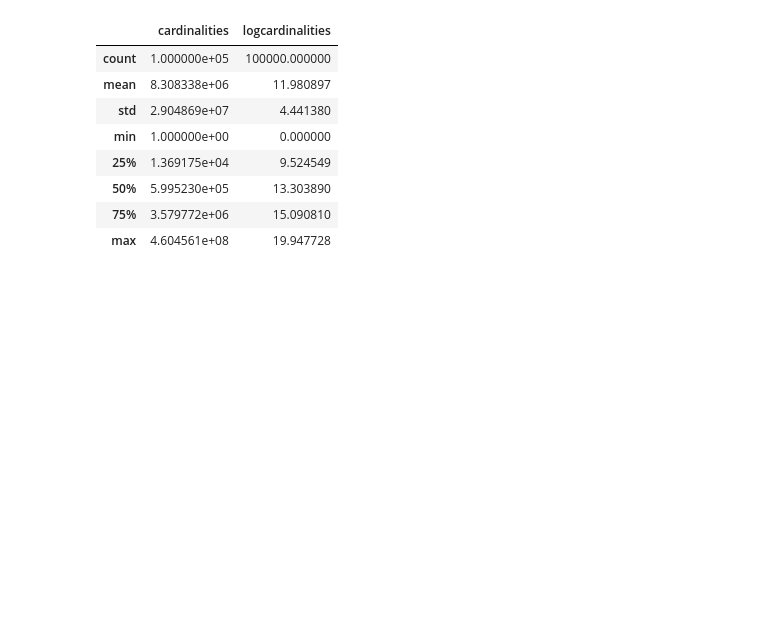
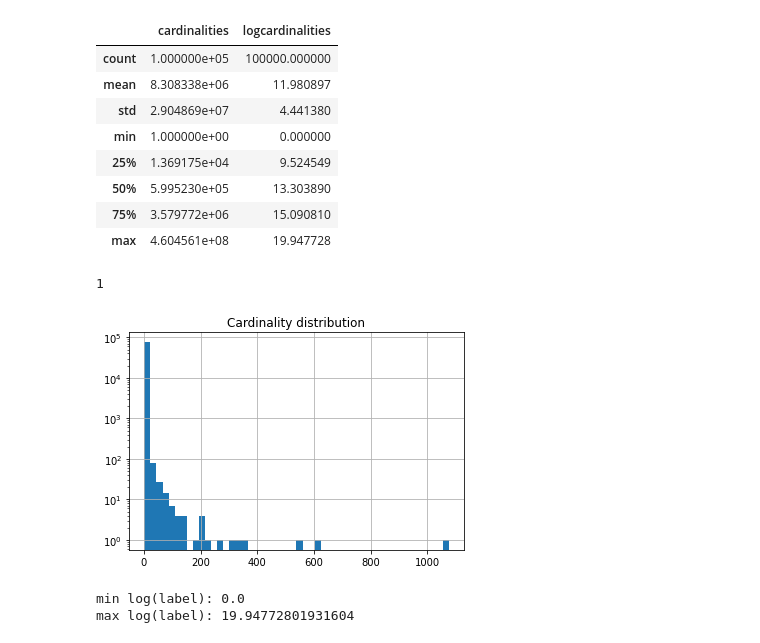
Before and after one commit to denmartins/learnedcardinalities, a Jupyter notebook: notebooks/EDA.ipynb, the cells around one changed output. Cells and saved outputs as stored; diff of their text form; code cells hidden in the pictures; blank space fills up the shorter version.

```diff
--- a/notebooks/EDA.ipynb
+++ b/notebooks/EDA.ipynb
@@ -6,6 +6,6 @@ import numpy as np
 # %%
-path_data = os.path.join('..', 'data', 'train.csv')
-df_queries = pd.read_csv(path_data, sep='#', names=['tables', 'joins', 'predicates', 'cardinalities'])
+data_directory_path = Path.joinpath(Path.cwd().parent, 'data')
+df_queries = pd.read_csv(data_directory_path.joinpath('train.csv'), sep='#', names=['tables', 'joins', 'predicates', 'cardinalities'])
 # %%
 df_queries
 # %% [output]
@@ -36,3 +36,13 @@ df_queries.describe()
 | 50% | 5.995230e+05 | 13.303890 |
 | 75% | 3.579772e+06 | 15.090810 |
 | max | 4.604561e+08 | 19.947728 |
+# %%
+df_queries['cardinalities'].min()
+# %% [output]
+1
+# %%
+df_queries['cardinalities'].value_counts().hist(log=True, bins=50)
+plt.title('Cardinality distribution')
+plt.show()
+# %% [output]
+[figure, added]
@@ -38,0 +63,6 @@ df_queries.describe()
+# %%
+labels_norm, min_val, max_val = normalize_labels(df_queries['cardinalities'].values)
+df_queries['normalized_labels'] = labels_norm
+# %% [output]
+min log(label): 0.0
+max log(label): 19.94772801931604
```
Also changed, not shown: parts of 11 cells of this notebook, 2 other files.
